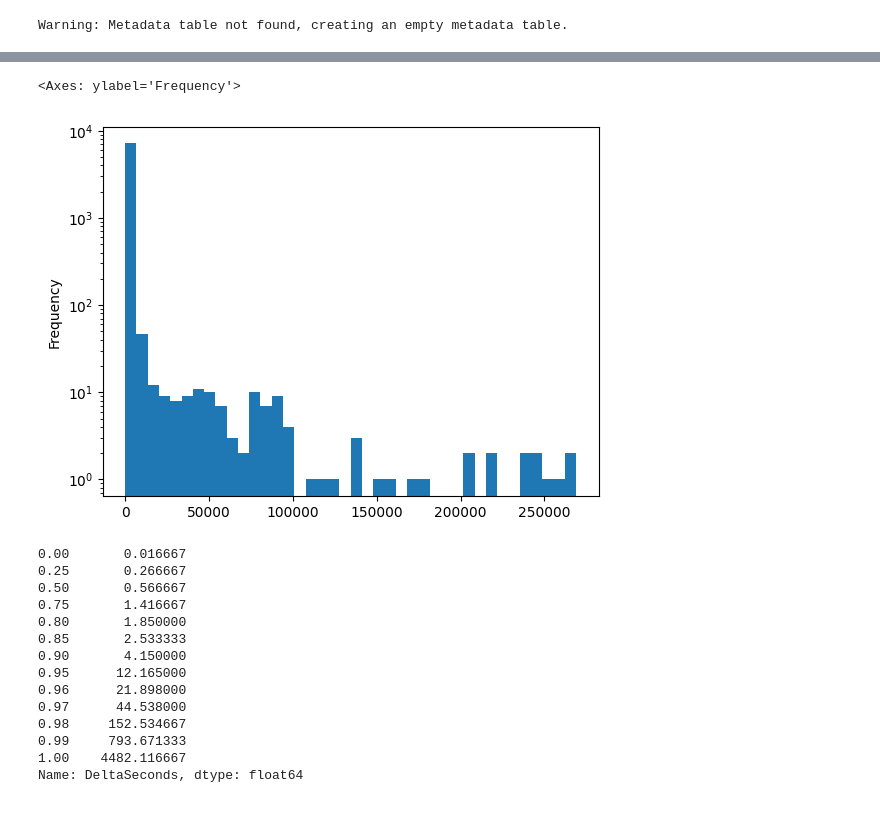
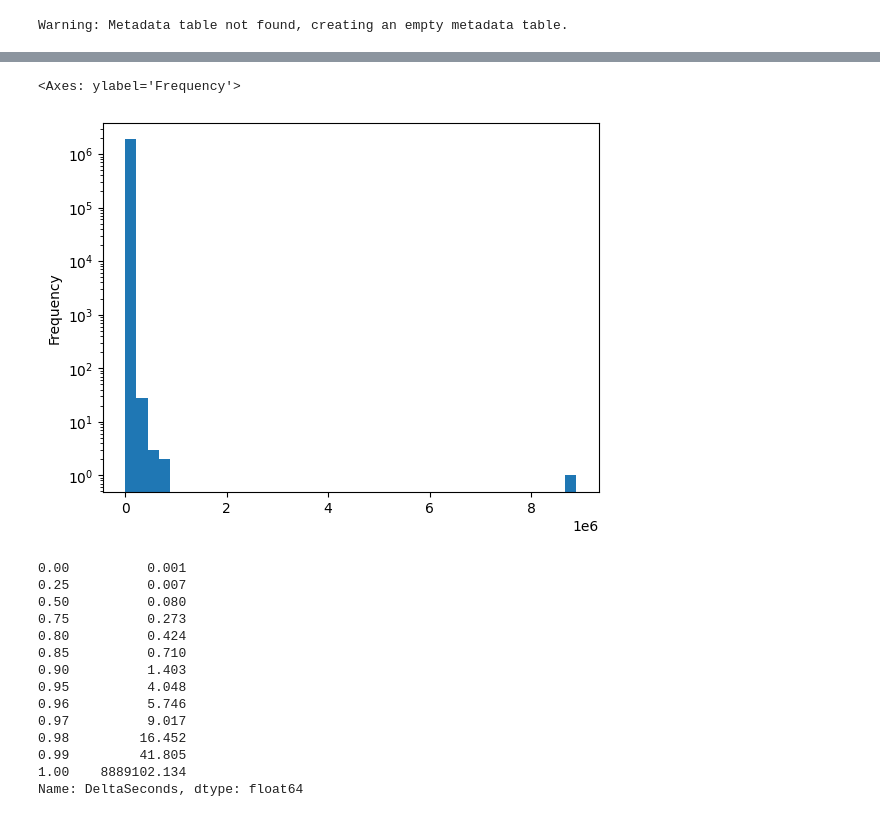
Before and after one commit to CSSPLICE/ProgSnapToolbox, a Jupyter notebook: test_anaytics.ipynb, the cells around one changed output, grey strips where cells are left out. Drawn from its saved outputs; the diff is of its cells as text; code cells hidden in the pictures.

Commit message:
Ran time analysis on Edwards2021

```diff
--- a/test_anaytics.ipynb
+++ b/test_anaytics.ipynb
@@ -18,12 +21,28 @@ from database.config import PS2DataConfig
 spec = PS2Versions.v1_0.load()
 
 # data_config = PS2DataConfig.from_yaml("sample_data_configs/cwo_s19.yaml", spec)
+data_config = PS2DataConfig.from_yaml("sample_data_configs/edwards2021.yaml", spec)
 # %%
 from analytics.ps2_dataset import PS2Dataset
 
 dataset = PS2Dataset(spec, data_config)
 # %% [output]
 Warning: Metadata table not found, creating an empty metadata table.
+# %%
+from analytics.ps2_dataset import Preprocessor
+import pandas as pd
+
+class TimeStampToDateTimePreprocessor(Preprocessor):
+    """
+    Preprocessor that converts the ClientTimestamp column to datetime.
+    """
+
+    def apply(self, dataset: PS2Dataset, main_table: DataFrame) -> DataFrame:
+        main_table[Cols.ClientTimestamp] = pd.to_datetime(main_table[Cols.ClientTimestamp], unit='ms', utc=True)
+        main_table.sort_values(by=[Cols.ClientTimestamp, Cols.EventID], inplace=True)
+        return main_table
+
+dataset.main_table_preprocessors.insert(0, TimeStampToDateTimePreprocessor())
 # %%
 # TODO: Add timezone preprocessor to the dataset
 
@@ -48,29 +65,36 @@ mt_subset = main_table[main_table[Cols.SubjectID].isin(student_subset)]
 # %%
 from analytics.metrics.time import TimeMetrics
 
-diffs = TimeMetrics.get_all_diffs(mt_subset, Cols.ServerTimestamp, [Cols.SubjectID, Cols.ProblemID])
+# CWO
+# problem_id_col = Cols.ProblemID
+# timestamp_col = Cols.ServerTimestamp
+
+problem_id_col = Cols.AssignmentID
+timestamp_col = Cols.ClientTimestamp
+
+diffs = TimeMetrics.get_all_diffs(mt_subset, timestamp_col, [Cols.SubjectID, problem_id_col])
 diffs.DeltaSeconds[diffs.DeltaSeconds > 0].plot.hist(bins=40, log=True)
 # %% [output]
 <Axes: ylabel='Frequency'>
-[figure, old version]
+[figure, new version]
 # %%
-TimeMetrics.get_positive_diff_quantiles(mt_subset, Cols.ServerTimestamp, [Cols.SubjectID, Cols.ProblemID]) / 60
+TimeMetrics.get_positive_diff_quantiles(mt_subset, timestamp_col, [Cols.SubjectID, problem_id_col])
 
 # Seems like 5 minutes (90th+ percentile) is a good cutoff for time spent on a problem between submissions
 # 30m does seem to suggest that the student is not working on the problem
 # %% [output]
-0.00       0.016667
-0.25       0.266667
-0.50       0.566667
-0.75       1.416667
-0.80       1.850000
-0.85       2.533333
-0.90       4.150000
-0.95      12.165000
-0.96      21.898000
-0.97      44.538000
-0.98     152.534667
-0.99     793.671333
-1.00    4482.116667
+0.00          0.001
+0.25          0.007
+0.50          0.080
+0.75          0.273
+0.80          0.424
+0.85          0.710
+0.90          1.403
+0.95          4.048
+0.96          5.746
+0.97          9.017
+0.98         16.452
+0.99         41.805
+1.00    8889102.134
 Name: DeltaSeconds, dtype: float64
 # %%
```
Also changed, not shown: parts of 5 cells of this notebook, 5 other files.
